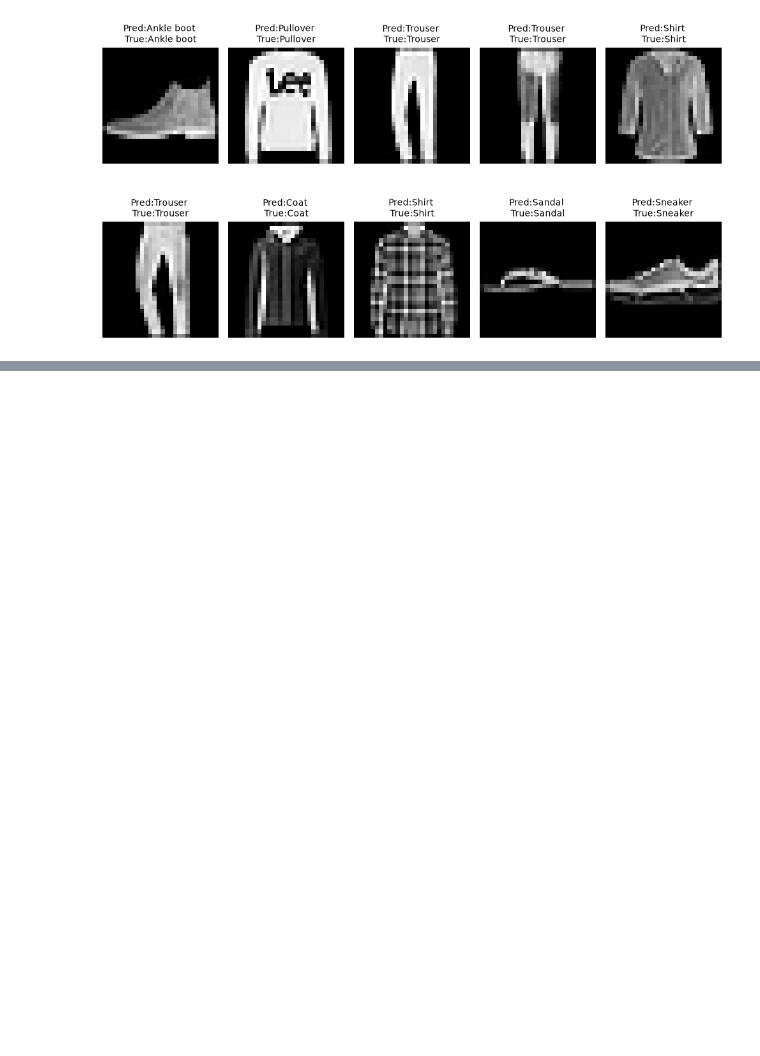
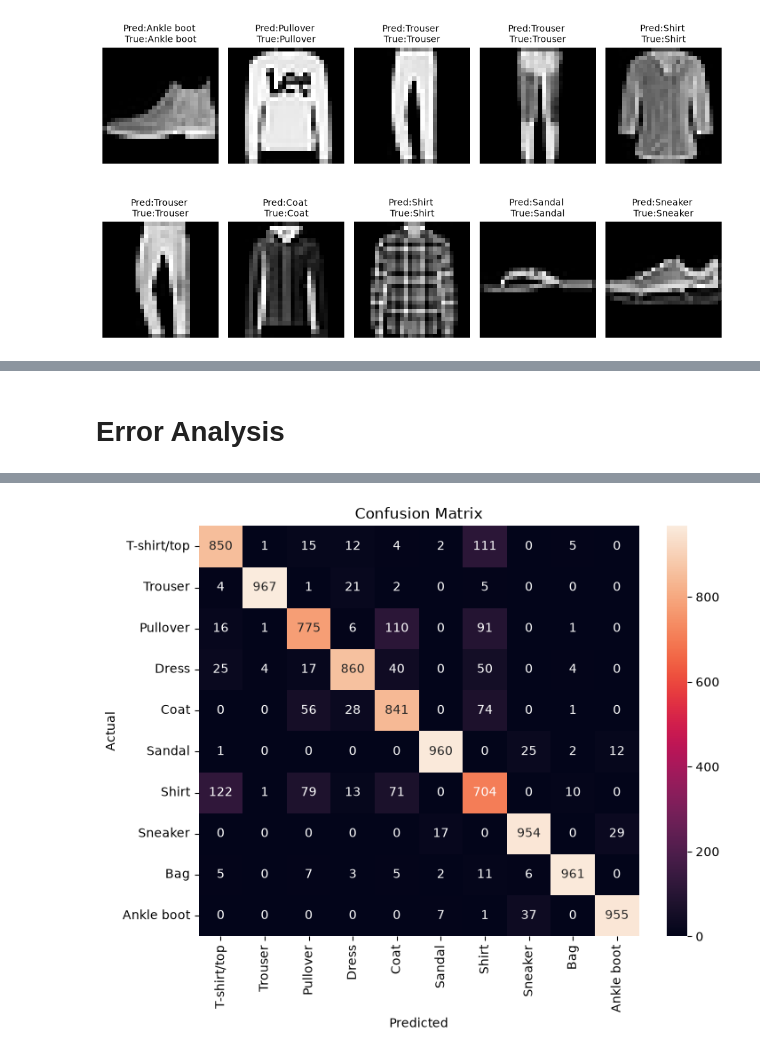
Before and after one commit to soumit02/Deep-Learning-Workspace, a Jupyter notebook: src/MNIST_Fashion_Dataset_ANN.ipynb, the cells around one changed output, grey strips where cells are left out. Saved outputs shown, nothing was run; the diff lists cells and outputs as text; code cells hidden in the pictures; blank space fills up the shorter version.

Commit message:
In Fashion dataset code add model evaluate model, error analysis and save the model

```diff
--- a/src/MNIST_Fashion_Dataset_ANN.ipynb
+++ b/src/MNIST_Fashion_Dataset_ANN.ipynb
@@ -225,0 +262,32 @@ plt.show()
+# %% [markdown]
+# Error Analysis
+# %%
+from sklearn.metrics import confusion_matrix
+import seaborn as sns
+
+y_pred_prob = model.predict(x_test)
+y_pred = np.argmax(y_pred_prob, axis=1)
+
+
+cm = confusion_matrix(
+    y_test,
+    y_pred
+)
+
+
+plt.figure(figsize=(8,6))
+
+sns.heatmap(
+    cm,
+    annot=True,
+    fmt="d",
+    xticklabels=idx_to_label.values(),
+    yticklabels=idx_to_label.values()
+)
+
+plt.xlabel("Predicted")
+plt.ylabel("Actual")
+plt.title("Confusion Matrix")
+
+plt.show()
+# %% [output]
@@ -225,0 +295 @@ plt.show()
+[figure, added]
```
Also changed, not shown: parts of 8 cells of this notebook, 1 other file.
